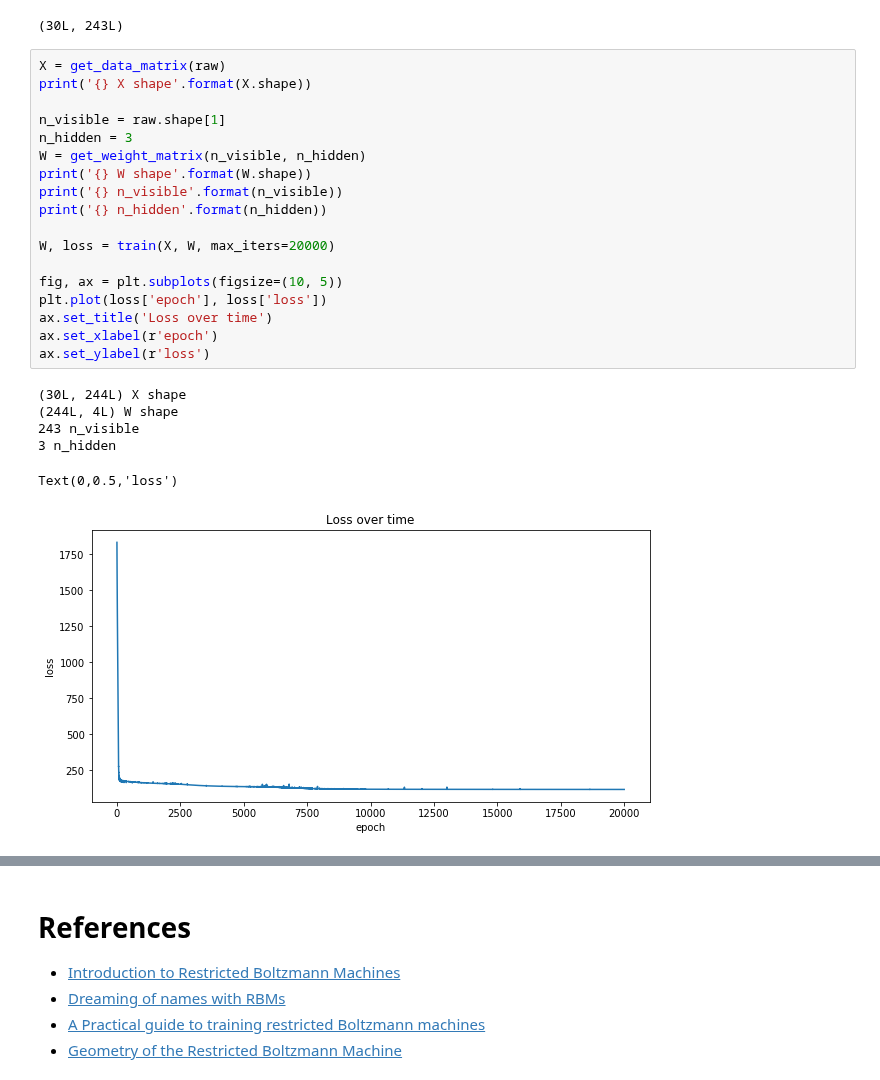
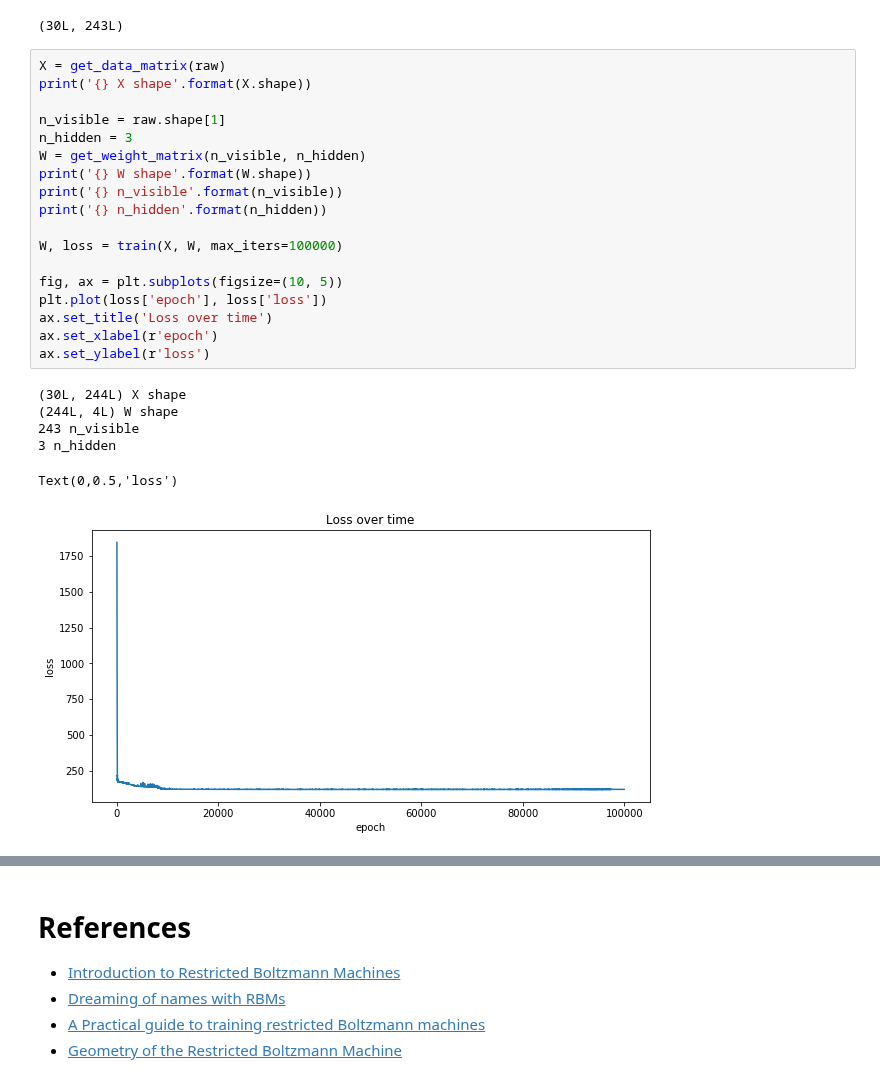
Before and after one commit to vangj/ds, a Jupyter notebook: rbm.ipynb, the cells around one changed output, grey strips where cells are left out. Drawn from its saved outputs; the diff is of its cells as text.

```diff
--- a/rbm.ipynb
+++ b/rbm.ipynb
@@ -295,28 +295,28 @@ print(raw.shape)
 # %%
 X = get_data_matrix(raw)
 print('{} X shape'.format(X.shape))
 
 n_visible = raw.shape[1]
 n_hidden = 3
 W = get_weight_matrix(n_visible, n_hidden)
 print('{} W shape'.format(W.shape))
 print('{} n_visible'.format(n_visible))
 print('{} n_hidden'.format(n_hidden))
 
-W, loss = train(X, W, max_iters=20000)
+W, loss = train(X, W, max_iters=100000)
 
 fig, ax = plt.subplots(figsize=(10, 5))
 plt.plot(loss['epoch'], loss['loss'])
 ax.set_title('Loss over time')
 ax.set_xlabel(r'epoch')
 ax.set_ylabel(r'loss')
 # %% [output]
 (30L, 244L) X shape
 (244L, 4L) W shape
 243 n_visible
 3 n_hidden
 Text(0,0.5,'loss')
-[figure, old version]
+[figure, new version]
 # %%
 flattened_names = flatten_names(names)
 
```
Also changed, not shown: parts of 4 cells of this notebook.
